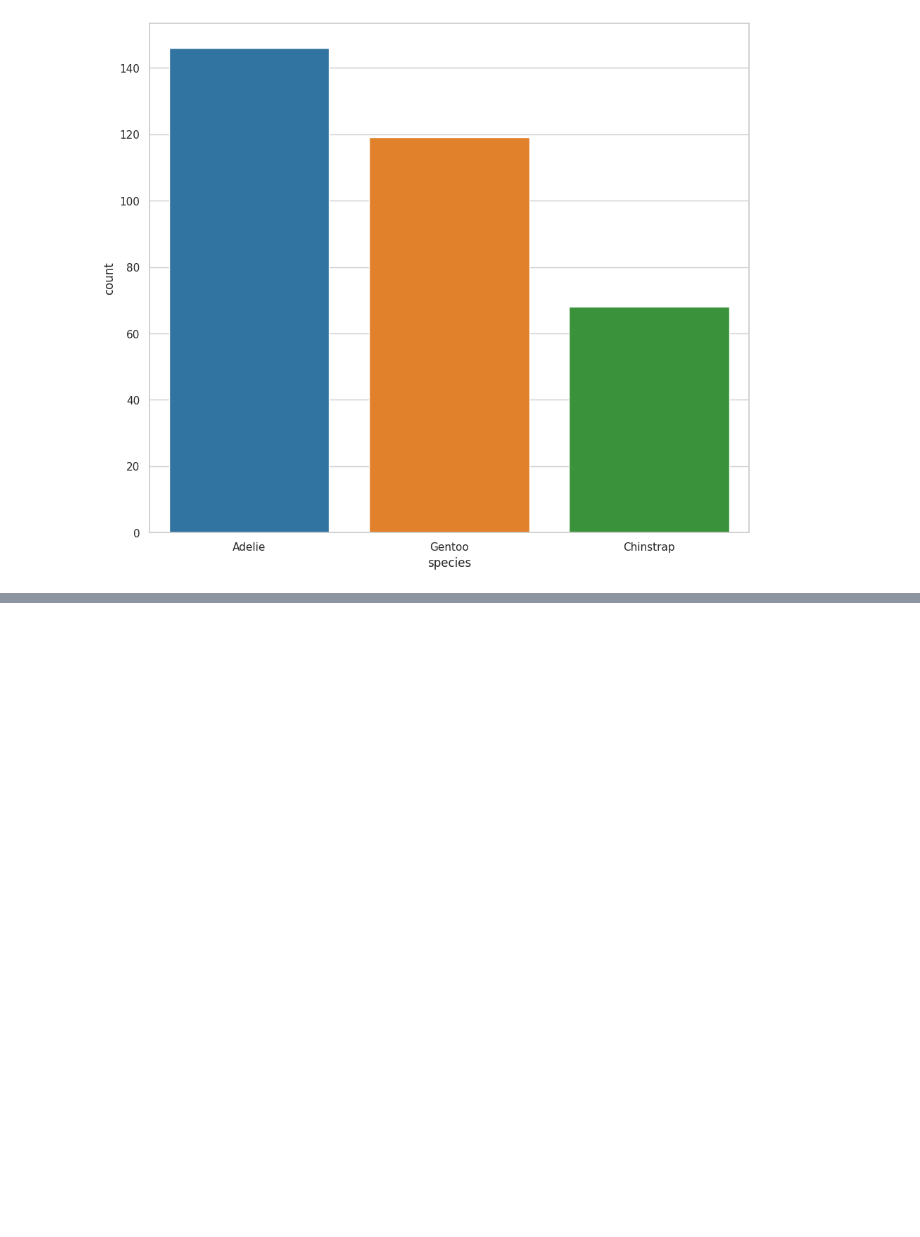
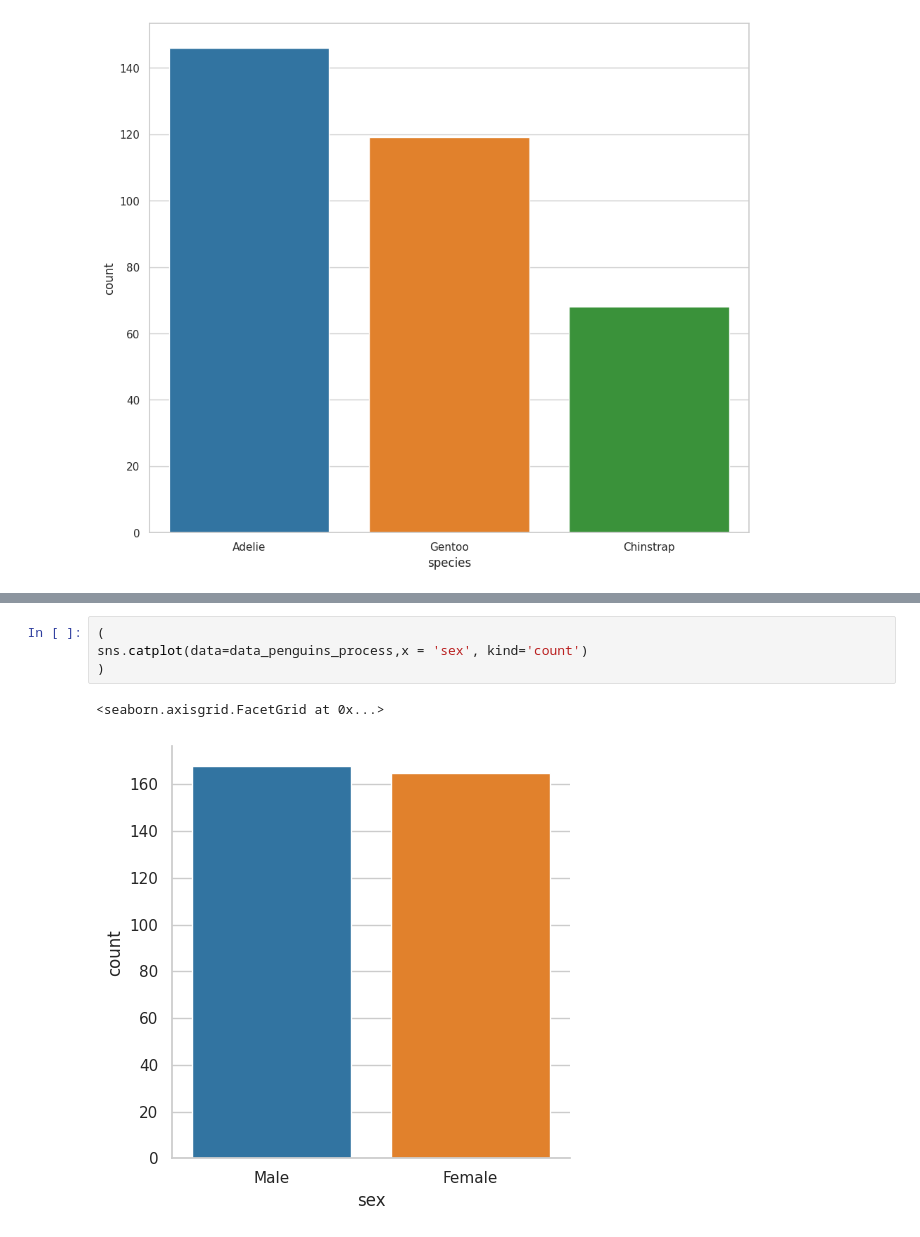
Before and after one commit to JuanDiegoZ/PenguinsDataAnalisis, a Jupyter notebook: penguinsPractice.ipynb, the cells around one changed output, grey strips where cells are left out. Drawn from its saved outputs; the diff is of its cells as text; blank space fills up the shorter version.

```diff
--- a/penguinsPractice.ipynb
+++ b/penguinsPractice.ipynb
@@ -216,0 +245,7 @@ sns.catplot(
+# %%
+(
+sns.catplot(data=data_penguins_process,x = 'sex', kind='count')
+)
+# %% [output]
+<seaborn.axisgrid.FacetGrid at 0x...>
+[figure, added]
```
Also changed, not shown: parts of 44 cells of this notebook, 2 other files.
